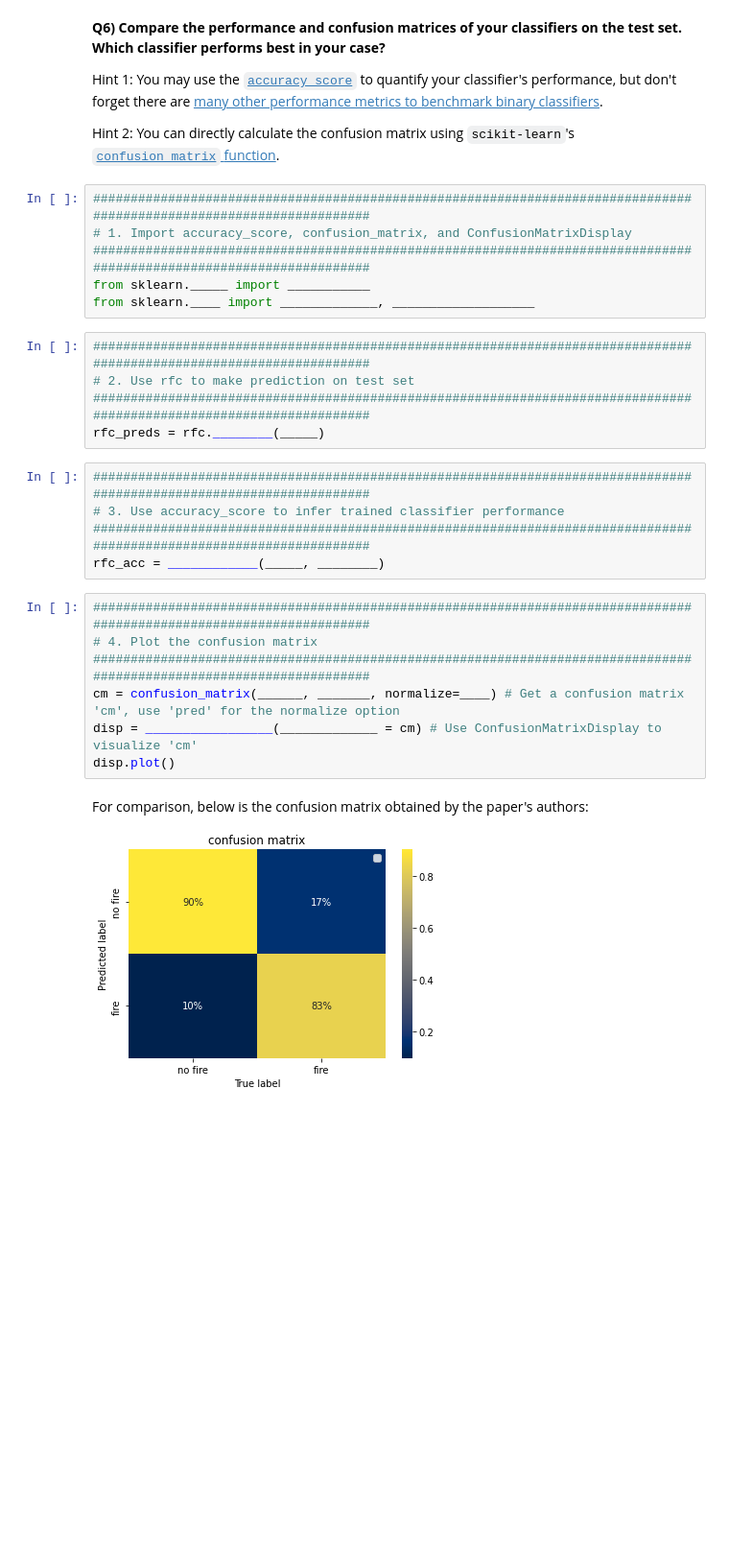
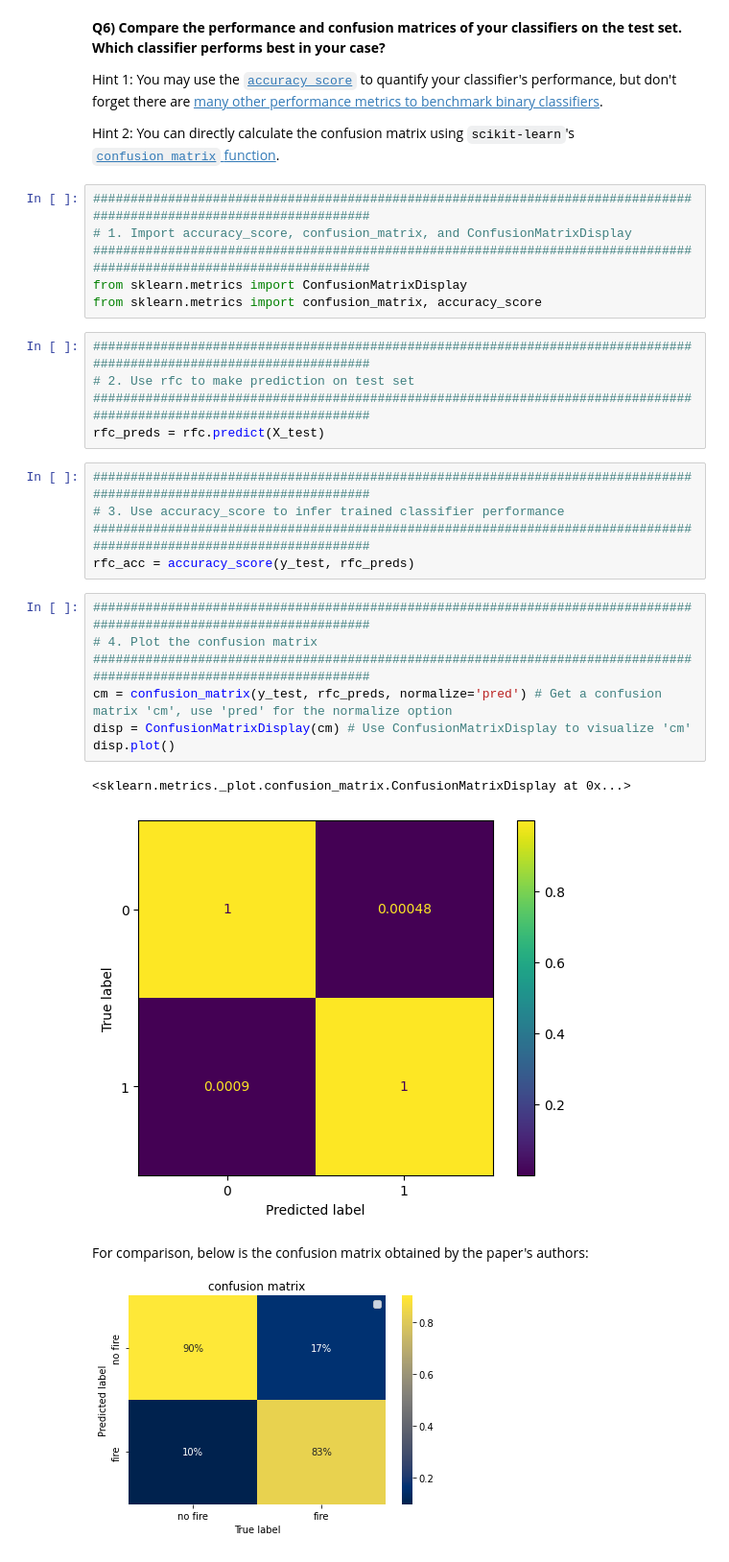
Before and after one commit to Yviflex/2023_ML_EES, a Jupyter notebook: Yvan_MartinetS3_4_Wildfire_Risk_Italy.ipynb, the cells around one changed output. Shown at 96% size. Cells and saved outputs as stored; diff of their text form; blank space fills up the shorter version.

```diff
--- a/Yvan_MartinetS3_4_Wildfire_Risk_Italy.ipynb
+++ b/Yvan_MartinetS3_4_Wildfire_Risk_Italy.ipynb
@@ -394,25 +395,28 @@ Hint 2: You can directly calculate the confusion matrix using `scikit-learn`'s [
 #####################################################################################################################
 # 1. Import accuracy_score, confusion_matrix, and ConfusionMatrixDisplay
 #####################################################################################################################
-from sklearn._____ import ___________
-from sklearn.____ import _____________, ___________________
+from sklearn.metrics import ConfusionMatrixDisplay
+from sklearn.metrics import confusion_matrix, accuracy_score
 # %%
 #####################################################################################################################
 # 2. Use rfc to make prediction on test set
 #####################################################################################################################
-rfc_preds = rfc.________(_____)
+rfc_preds = rfc.predict(X_test)
 # %%
 #####################################################################################################################
 # 3. Use accuracy_score to infer trained classifier performance
 #####################################################################################################################
-rfc_acc = ____________(_____, ________)
+rfc_acc = accuracy_score(y_test, rfc_preds)
 # %%
 #####################################################################################################################
 # 4. Plot the confusion matrix
 #####################################################################################################################
-cm = confusion_matrix(______, _______, normalize=____) # Get a confusion matrix 'cm', use 'pred' for the normalize option
-disp = _________________(_____________ = cm) # Use ConfusionMatrixDisplay to visualize 'cm'
+cm = confusion_matrix(y_test, rfc_preds, normalize='pred') # Get a confusion matrix 'cm', use 'pred' for the normalize option
+disp = ConfusionMatrixDisplay(cm) # Use ConfusionMatrixDisplay to visualize 'cm'
 disp.plot()
+# %% [output]
+<sklearn.metrics._plot.confusion_matrix.ConfusionMatrixDisplay at 0x...>
+[figure, added]
 # %% [markdown]
 For comparison, below is the confusion matrix obtained by the paper's authors:
 
```
Also changed, not shown: parts of 9 cells of this notebook.
